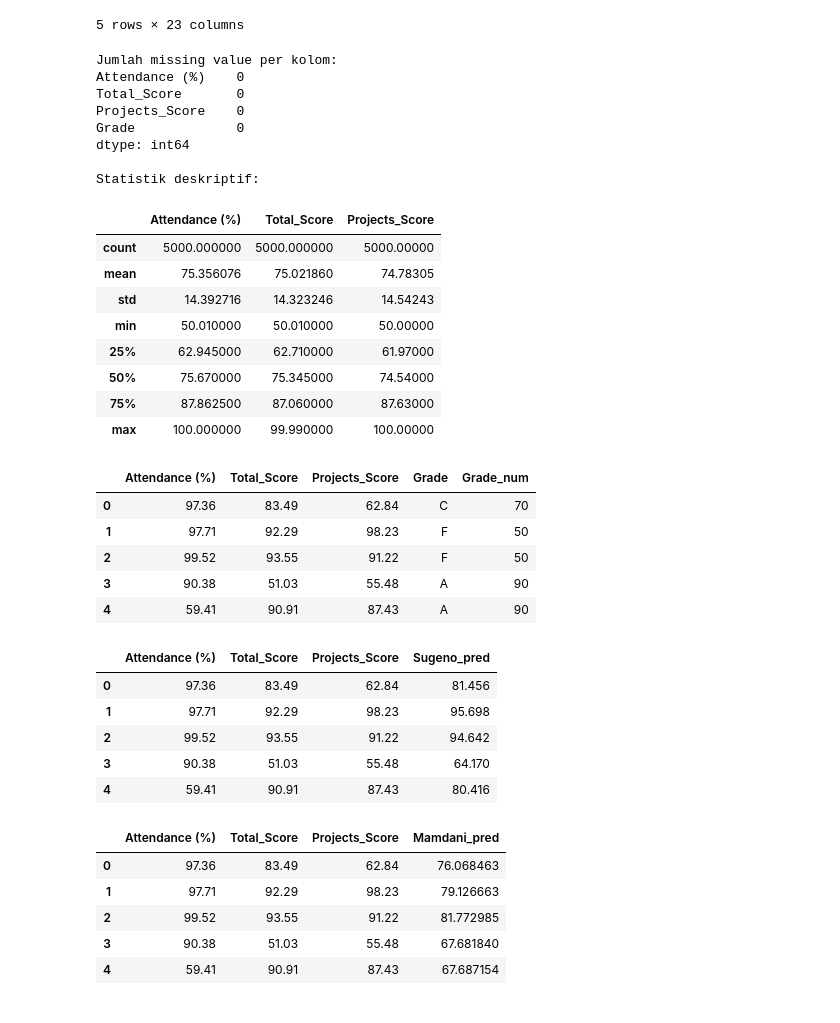
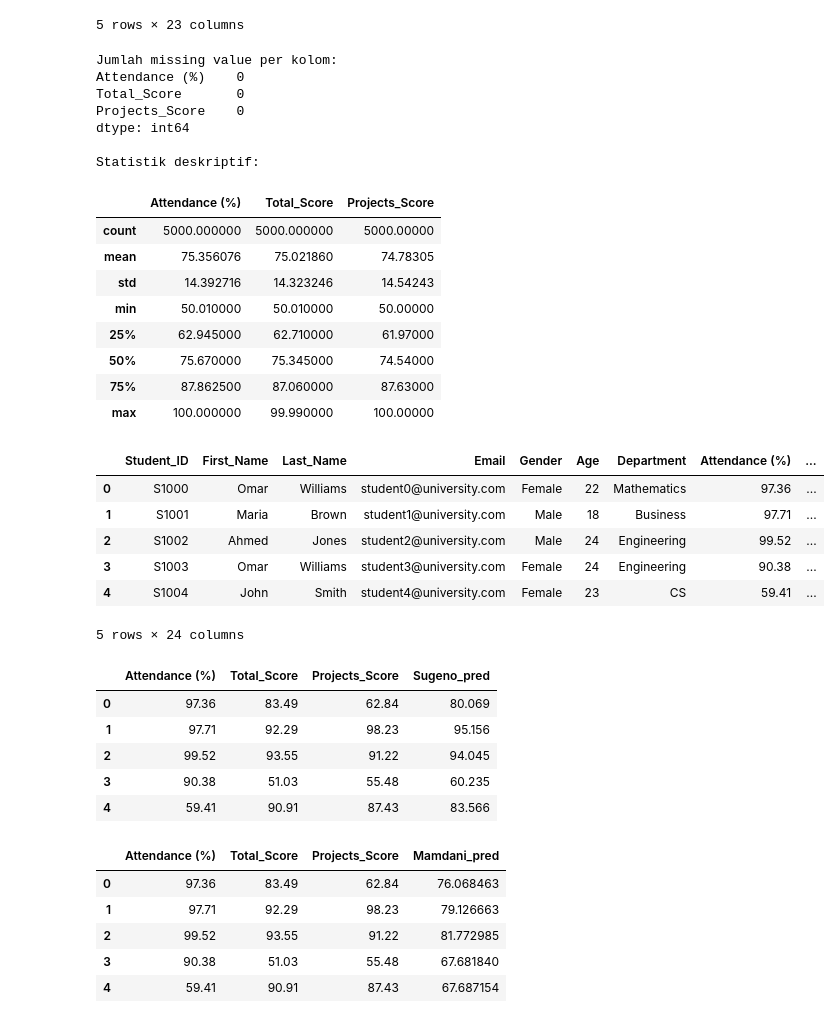
Before and after one commit to XMurii/Fuzzy-System-for-Determining-Student-Performance, a Jupyter notebook: student_performance_fuzzy_system.ipynb, the cells around one changed output. Saved outputs shown, nothing was run; the diff lists cells and outputs as text; code cells hidden in the pictures.

```diff
--- a/student_performance_fuzzy_system.ipynb
+++ b/student_performance_fuzzy_system.ipynb
@@ -15,21 +15,19 @@ df.head()  # Menampilkan 5 data teratas untuk memastikan data berhasil dimuat
 | 4 | S1004 | John | Smith | student4@university.com | Female | 23 | CS | 59.41 | ... |
 5 rows × 23 columns
 # %%
-# Memilih fitur yang relevan untuk sistem fuzzy: kehadiran, nilai total, nilai proyek, dan grade.
-features = ['Attendance (%)', 'Total_Score', 'Projects_Score', 'Grade']
-df = df[features]
+# Memilih fitur yang relevan untuk sistem fuzzy: kehadiran, nilai total, nilai proyek
+features = ['Attendance (%)', 'Total_Score', 'Projects_Score']
 
 # Mengecek apakah ada missing value pada fitur yang dipilih
 print("Jumlah missing value per kolom:")
-print(df.isnull().sum())
+print(df[features].isnull().sum())
 print("\nStatistik deskriptif:")
-display(df.describe())
+display(df[features].describe())
 # %% [output]
 Jumlah missing value per kolom:
 Attendance (%)    0
 Total_Score       0
 Projects_Score    0
-Grade             0
 dtype: int64
 
 Statistik deskriptif:
@@ -43,26 +41,25 @@ Statistik deskriptif:
 | 75% | 87.862500 | 87.060000 | 87.63000 |
 | max | 100.000000 | 99.990000 | 100.00000 |
 # %%
-# Mengisi missing value pada fitur numerik dengan rata-rata kolom tersebut
-for col in ['Attendance (%)', 'Total_Score', 'Projects_Score']:
+for col in features:
     df[col] = df[col].fillna(df[col].mean())
 
-# Mengubah Grade (A/B/C/D/F) menjadi nilai numerik untuk evaluasi
-grade_map = {'A': 90, 'B': 80, 'C': 70, 'D': 60, 'F': 50}
-df['Grade_num'] = df['Grade'].map(grade_map)
-
-# Menghapus baris jika ada grade yang tidak dikenali (NaN setelah mapping)
-df = df.dropna(subset=['Grade_num'])
+# Hanya lakukan mapping dan dropna jika kolom Grade ada
+if 'Grade' in df.columns:
+    grade_map = {'A': 90, 'B': 80, 'C': 70, 'D': 60, 'F': 50}
+    df['Grade_num'] = df['Grade'].map(grade_map)
+    df = df.dropna(subset=['Grade_num'])
 
 # Menampilkan 5 data teratas setelah prapemrosesan
 df.head()
 # %% [output]
-|  | Attendance (%) | Total_Score | Projects_Score | Grade | Grade_num |
-| 0 | 97.36 | 83.49 | 62.84 | C | 70 |
-| 1 | 97.71 | 92.29 | 98.23 | F | 50 |
-| 2 | 99.52 | 93.55 | 91.22 | F | 50 |
-| 3 | 90.38 | 51.03 | 55.48 | A | 90 |
-| 4 | 59.41 | 90.91 | 87.43 | A | 90 |
+|  | Student_ID | First_Name | Last_Name | Email | Gender | Age | Department | Attendance (%) | ... |
+| 0 | S1000 | Omar | Williams | student0@university.com | Female | 22 | Mathematics | 97.36 | ... |
+| 1 | S1001 | Maria | Brown | student1@university.com | Male | 18 | Business | 97.71 | ... |
+| 2 | S1002 | Ahmed | Jones | student2@university.com | Male | 24 | Engineering | 99.52 | ... |
+| 3 | S1003 | Omar | Williams | student3@university.com | Female | 24 | Engineering | 90.38 | ... |
+| 4 | S1004 | John | Smith | student4@university.com | Female | 23 | CS | 59.41 | ... |
+5 rows × 24 columns
 # %%
 # Definisikan Fuzzy System Mamdani
 import skfuzzy as fuzz
@@ -129,21 +126,21 @@ mamdani_sim = ctrl.ControlSystemSimulation(mamdani_ctrl)
 # %%
 # Membuat prediksi Sugeno secara manual dengan fungsi linear dari input.
 def sugeno_predict(row):
     # Bobot bisa diubah sesuai kebutuhan
-    w1, w2, w3 = 0.3, 0.4, 0.3
+    w1, w2, w3 = 0.2, 0.5, 0.3
     return w1 * row['Attendance (%)'] + w2 * row['Total_Score'] + w3 * row['Projects_Score']
 
 df['Sugeno_pred'] = df.apply(sugeno_predict, axis=1)
 
 # Tampilkan 5 hasil prediksi Sugeno pertama
 df[['Attendance (%)', 'Total_Score', 'Projects_Score', 'Sugeno_pred']].head()
 # %% [output]
 |  | Attendance (%) | Total_Score | Projects_Score | Sugeno_pred |
-| 0 | 97.36 | 83.49 | 62.84 | 81.456 |
-| 1 | 97.71 | 92.29 | 98.23 | 95.698 |
-| 2 | 99.52 | 93.55 | 91.22 | 94.642 |
-| 3 | 90.38 | 51.03 | 55.48 | 64.170 |
-| 4 | 59.41 | 90.91 | 87.43 | 80.416 |
+| 0 | 97.36 | 83.49 | 62.84 | 80.069 |
+| 1 | 97.71 | 92.29 | 98.23 | 95.156 |
+| 2 | 99.52 | 93.55 | 91.22 | 94.045 |
+| 3 | 90.38 | 51.03 | 55.48 | 60.235 |
+| 4 | 59.41 | 90.91 | 87.43 | 83.566 |
 # %%
 # Membuat fungsi untuk melakukan prediksi Mamdani pada setiap baris data.
 def mamdani_predict(row):
```
Also changed, not shown: parts of 2 cells of this notebook, 1 other file.
